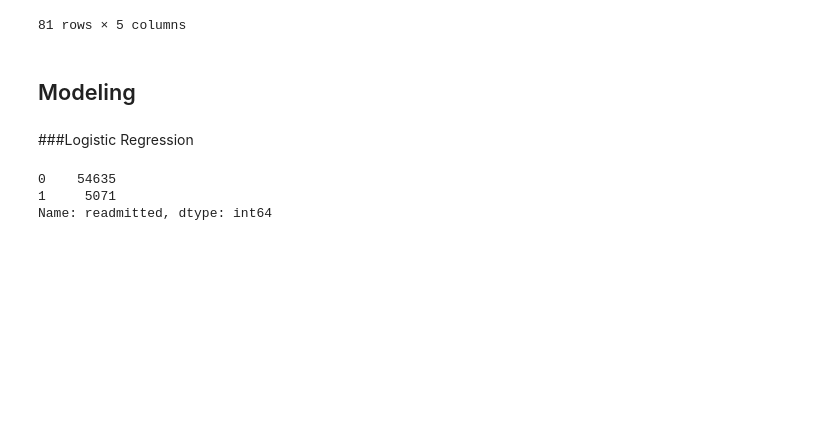
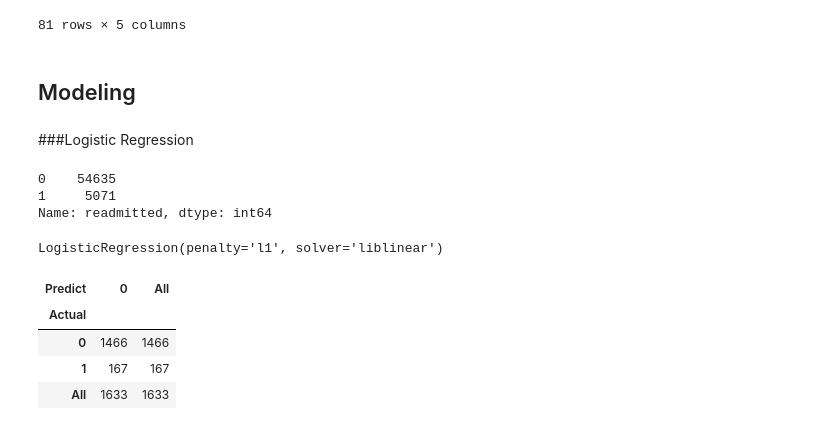
Before and after one commit to Jihyun-Eun/Python-ML-Bio, a Jupyter notebook: Predicting_Hospital_Readmission_with_Diabetes_Dataset.ipynb, the cells around one changed output. Drawn from its saved outputs; the diff is of its cells as text; code cells hidden in the pictures; blank space fills up the shorter version.

```diff
--- a/Predicting_Hospital_Readmission_with_Diabetes_Dataset.ipynb
+++ b/Predicting_Hospital_Readmission_with_Diabetes_Dataset.ipynb
@@ -1280,0 +1286,18 @@ Name: readmitted, dtype: int64
+# %%
+imputer = SimpleImputer(strategy='mean')
+X_imputed = imputer.fit_transform(X)
+
+X_train, X_test, y_train, y_test = train_test_split(X_imputed, y, test_size=0.20, random_state=0)
+logit = LogisticRegression(fit_intercept=True, penalty='l1', solver='liblinear')
+logit.fit(X_train, y_train)
+# %% [output]
+LogisticRegression(penalty='l1', solver='liblinear')
+# %%
+logit_pred = logit.predict(X_test)
+pd.crosstab(pd.Series(y_test, name = 'Actual'), pd.Series(logit_pred, name = 'Predict'), margins = True)
+# %% [output]
+| Predict | 0 | All |
+| Actual |  |  |
+| 0 | 1466 | 1466 |
+| 1 | 167 | 167 |
+| All | 1633 | 1633 |
```
Also changed, not shown: parts of 6 cells of this notebook.
